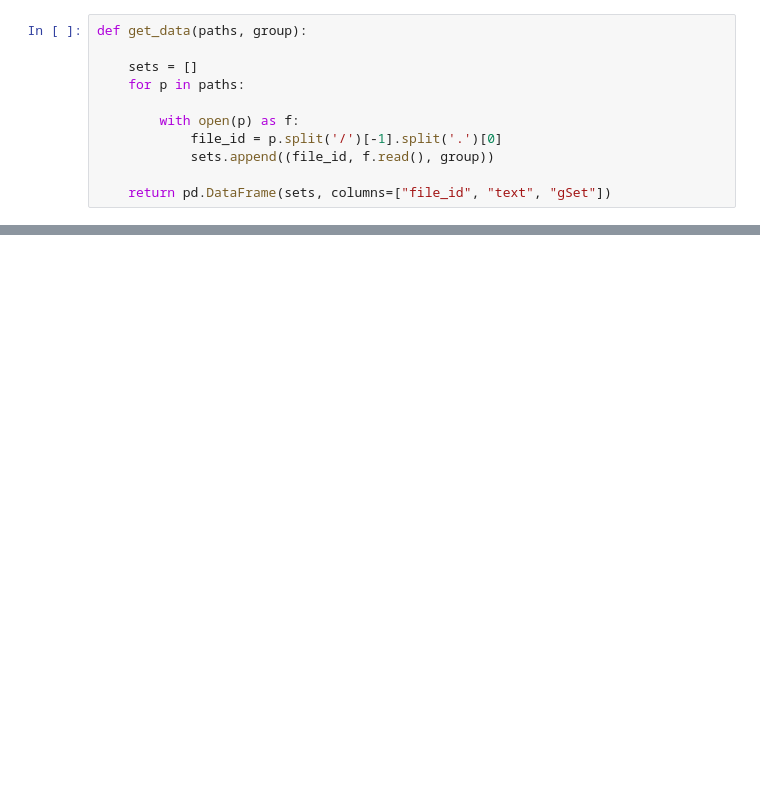
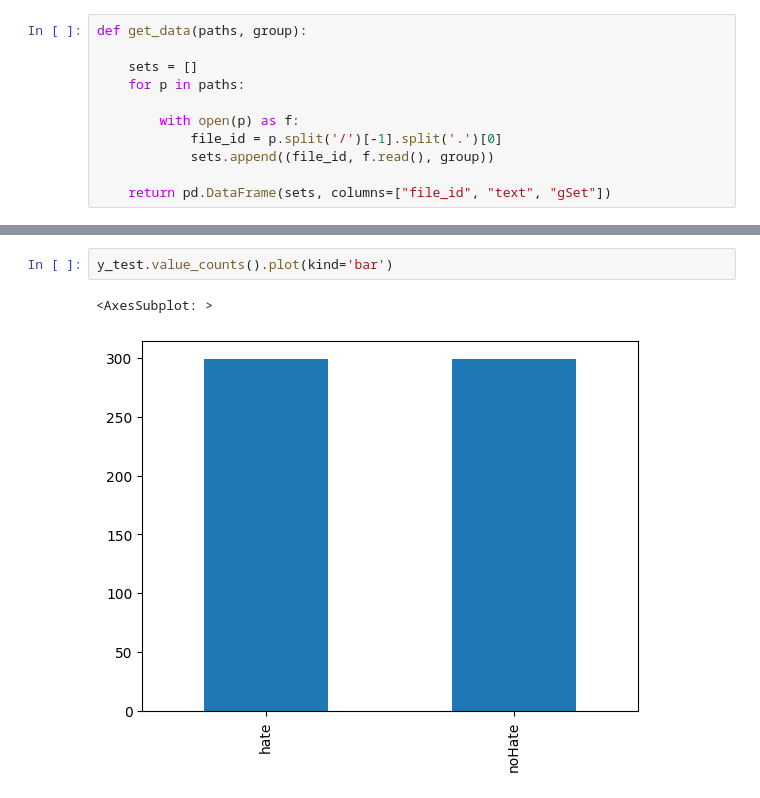
Before and after one commit to tenglina/Hate-Speech-Recognition, a Jupyter notebook: NaiiveBayesmodel.ipynb, the cells around one changed output, grey strips where cells are left out. Drawn from its saved outputs; the diff is of its cells as text; blank space fills up the shorter version.

```diff
--- a/NaiiveBayesmodel.ipynb
+++ b/NaiiveBayesmodel.ipynb
@@ -118,0 +126,5 @@ accuracy_score(y_test, y_pred)
+# %%
+y_test.value_counts().plot(kind='bar')
+# %% [output]
+<AxesSubplot: >
+[figure, added]
```
Also changed, not shown: parts of 23 cells of this notebook.
